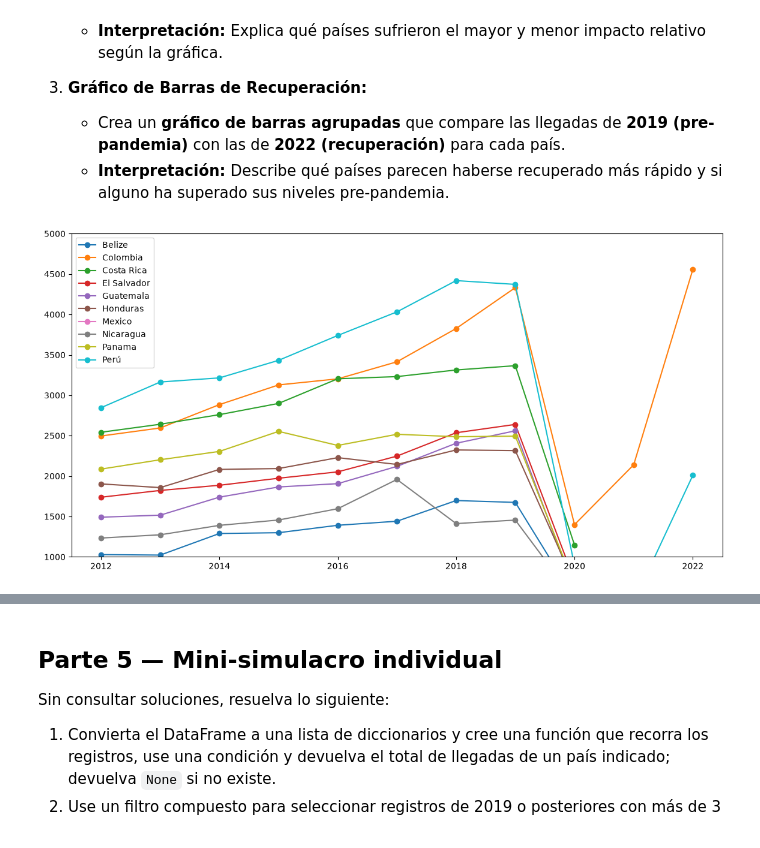
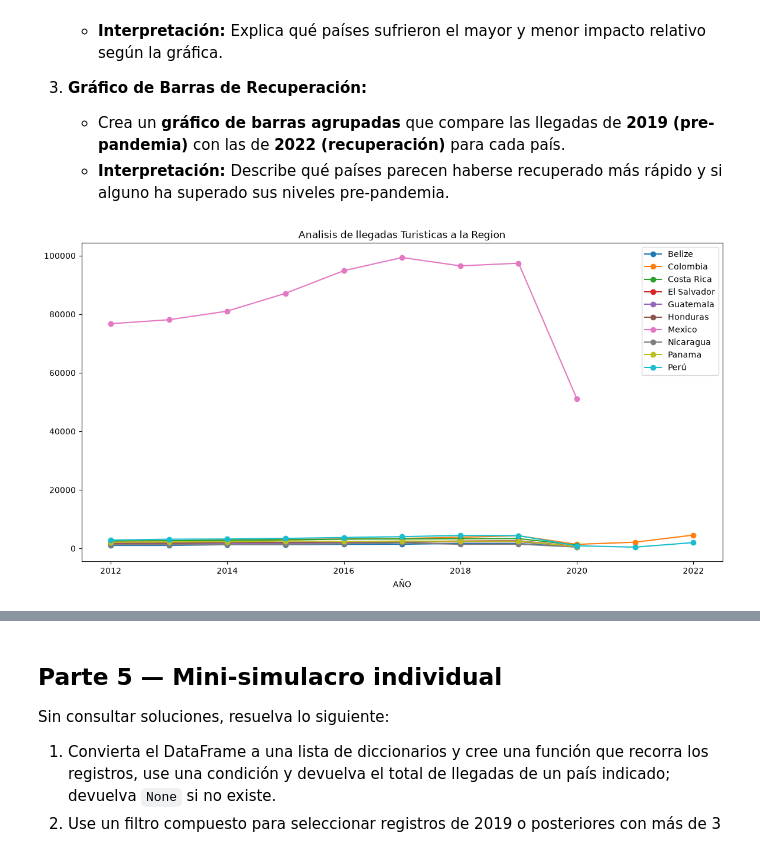
Before and after one commit to rmvargas79-beep/2026C2-G01-FUNDAMENTOS-DE-PYTHON, a Jupyter notebook: NOTEBOOKS/Clase_13/REPASO_FINAL_TURISMO_INTERNACIONAL_ESTUDIANTE.ipynb, the cells around one changed output, grey strips where cells are left out. Saved outputs shown, nothing was run; the diff lists cells and outputs as text; code cells hidden in the pictures.

```diff
--- a/NOTEBOOKS/Clase_13/REPASO_FINAL_TURISMO_INTERNACIONAL_ESTUDIANTE.ipynb
+++ b/NOTEBOOKS/Clase_13/REPASO_FINAL_TURISMO_INTERNACIONAL_ESTUDIANTE.ipynb
@@ -186,19 +186,22 @@ Ahora, vamos a contar la historia de los datos con visualizaciones más ricas.
 # %%
 # Escriba aquí las tres gráficas.
 # Use plt.show() al finalizar cada una e incluya una interpretación escrita.
 
 plt.figure(figsize=(14,7))
 
 for pais, datos_pais in df.groupby("pais"):
     eje_x = datos_pais["anio"]
     eje_y = datos_pais["llegadas_miles"]
     #print(datos_pais ["anio"], ":" , datos_pais["llegadas_miles"])
 
 
     plt.plot(eje_x,eje_y,label=pais,marker="o",linestyle="-")
 
-plt.ylim(1000,5000)
+#plt.ylim(1000,5000)
+plt.title("Analisis de llegadas Turisticas a la Region")
+plt.xlabel("AÑO")
+plt.ylabel("Llegadas")
 plt.legend()
 plt.show()
 # %% [output]
-[figure, old version]
+[figure, new version]
```
Also changed, not shown: parts of 1 cell of this notebook.
